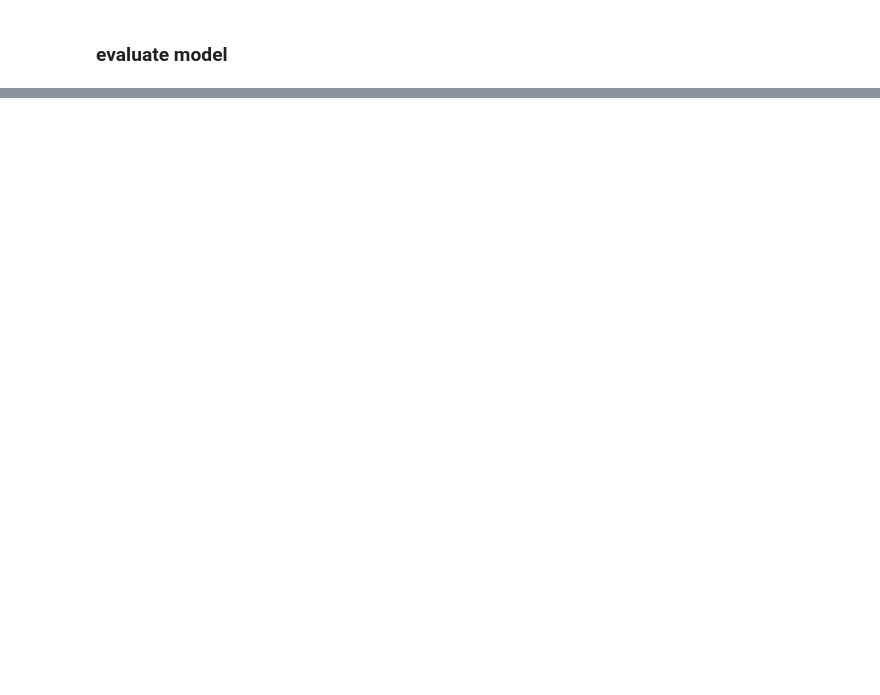
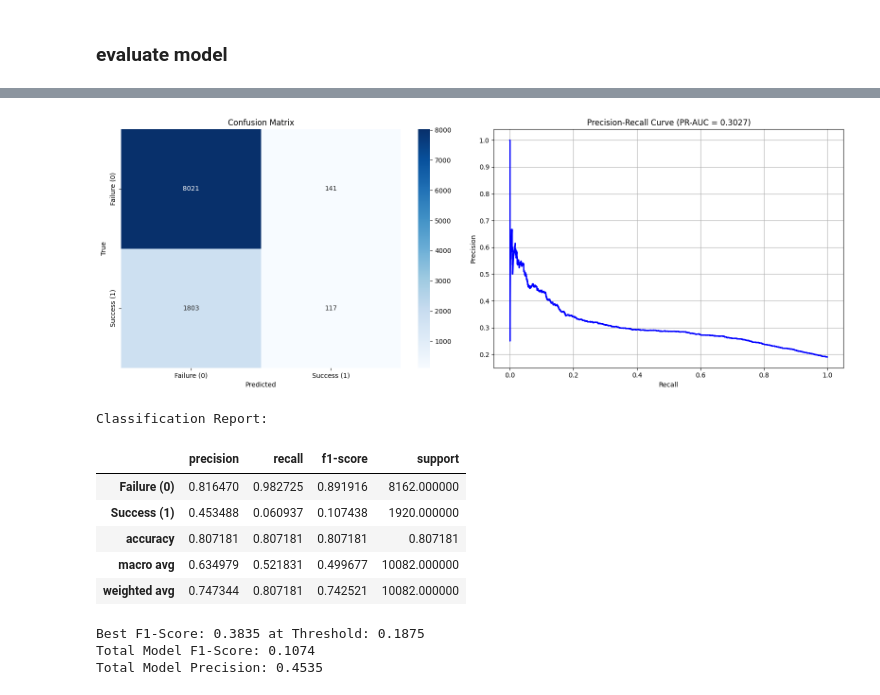
Before and after one commit to jeaend/payment_routing_optimizer, a Jupyter notebook: notebooks/04_baseline_model.ipynb, the cells around one changed output, grey strips where cells are left out. Drawn from its saved outputs; the diff is of its cells as text; code cells hidden in the pictures; blank space fills up the shorter version.

```diff
--- a/notebooks/04_baseline_model.ipynb
+++ b/notebooks/04_baseline_model.ipynb
@@ -52,21 +51,21 @@ print(validate_data(df))
 
 # Feature lists
 categorical_features = ['country', 'card', 'psp']
-binary_features = ['3d_secured', 'is_peak_time']
+binary_features = ['3d_secured', 'is_peak_time'] # already in correct format 1/0
 numerical_features = ['amount']
 
 # Define features and target
 X = df.drop(columns=['success'])
 y = df['success']
 
-# Preprocessing pipeline
+# Define preprocessing pipeline
 preprocessor = ColumnTransformer(
     transformers=[
-        ('log_and_scale', Pipeline([
-            ('log', FunctionTransformer(lambda x: np.log1p(x), validate=True)),
+        ('log_and_scale', Pipeline([ # positively skewed -- log and then scale
+            ('log', FunctionTransformer(log_transform, validate=True)),
             ('scaler', StandardScaler())
         ]), numerical_features),
-        ('cat', OneHotEncoder(), categorical_features),
+        ('cat', OneHotEncoder(), categorical_features), # nominal
         ('binary', 'passthrough', binary_features)
     ]
 )
@@ -74,28 +73,14 @@ preprocessor = ColumnTransformer(
 # Model pipeline
 pipeline = Pipeline(steps=[
     ('preprocessor', preprocessor),
-    ('classifier', RandomForestClassifier(n_estimators=100, random_state=42))
+    ('classifier', XGBClassifier(n_estimators=100, random_state=42))
 ])
 
-# Train-test split
+# Train-test split, 80/20
 X_train, X_test, y_train, y_test = train_test_split(X, y, test_size=0.2, random_state=42)
 
-# Train the model
+# Fit the model
 pipeline.fit(X_train, y_train)
-
-# Create predictions for all PSPs for a single data point
-def predict_psp_probabilities(model, preprocessor, new_data, psp_list):
-    """
-    Predict success probabilities for each PSP for a given input data point.
-    """
-    results = []
-    for psp in psp_list:
-        new_data_with_psp = new_data.copy()
-        new_data_with_psp['psp'] = psp  # Set PSP
-        preprocessed = preprocessor.transform(new_data_with_psp)
-        prob = model.predict_proba(preprocessed)[:, 1][0]  # Probability of success
-        results.append((psp, prob))
-    return results
 # %% [output]
 Validation complete and successful.
 None
@@ -385,0 +164,14 @@ Predicted probabilities for each PSP:
+# %%
+evaluate_model(pipeline, X_test, y_test)
+# %% [output]
+[figure, added]
+Classification Report:
+|  | precision | recall | f1-score | support |
+| Failure (0) | 0.816470 | 0.982725 | 0.891916 | 8162.000000 |
+| Success (1) | 0.453488 | 0.060937 | 0.107438 | 1920.000000 |
+| accuracy | 0.807181 | 0.807181 | 0.807181 | 0.807181 |
+| macro avg | 0.634979 | 0.521831 | 0.499677 | 10082.000000 |
+| weighted avg | 0.747344 | 0.807181 | 0.742521 | 10082.000000 |
+Best F1-Score: 0.3835 at Threshold: 0.1875
+Total Model F1-Score: 0.1074
+Total Model Precision: 0.4535
```
Also changed, not shown: parts of 17 cells of this notebook, 3 other files.
